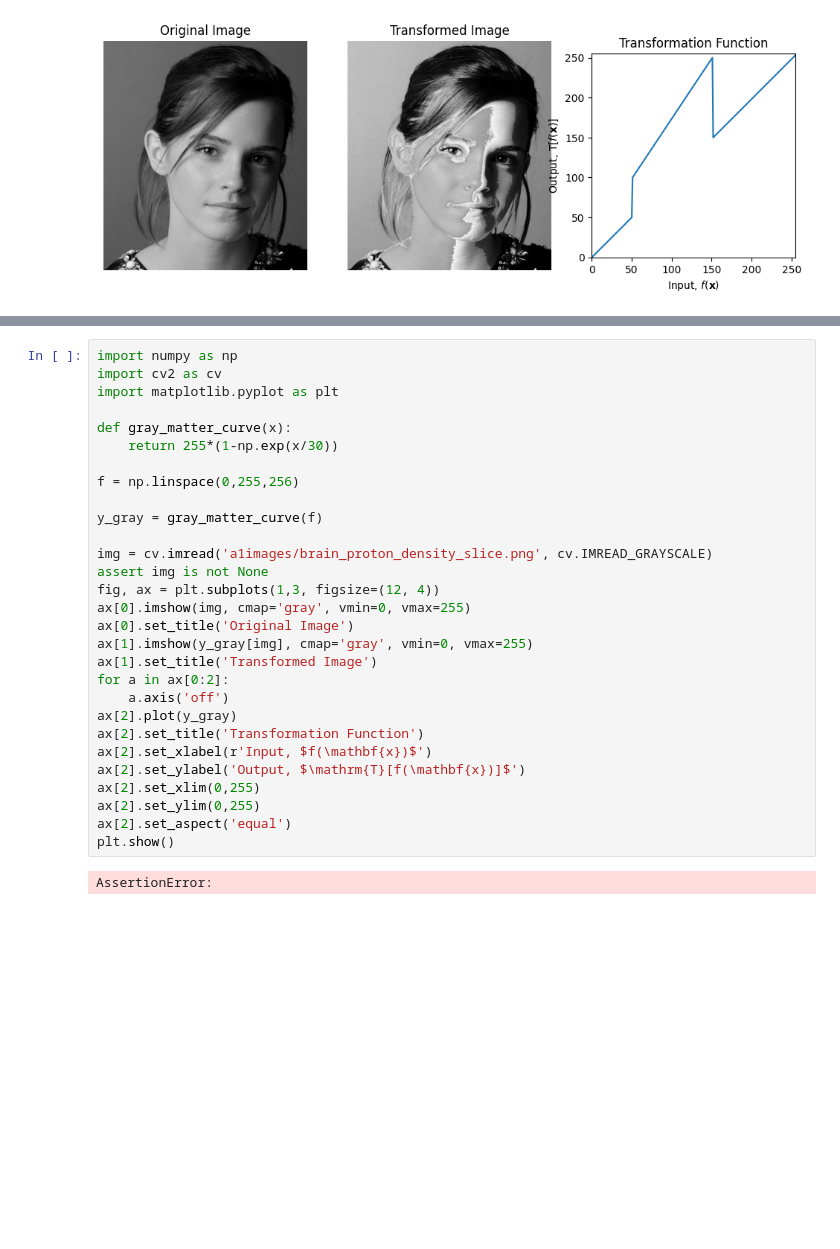
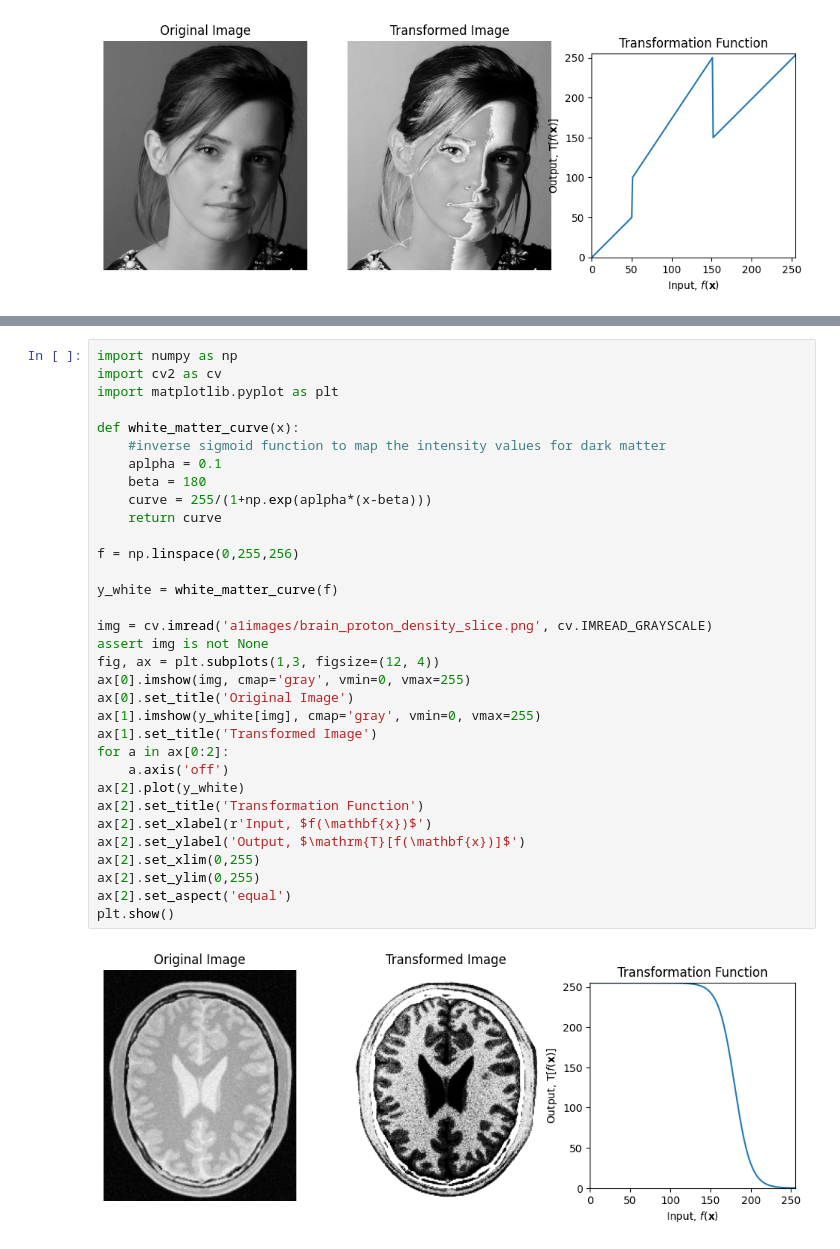
Before and after one commit to AnushkaSamaranayake/-Intensity-Transformations-and-Neighbourhood-Filtering, a Jupyter notebook: test.ipynb, the cells around one changed output, grey strips where cells are left out. Cells and saved outputs as stored; diff of their text form; blank space fills up the shorter version.

```diff
--- a/test.ipynb
+++ b/test.ipynb
@@ -162,31 +167,35 @@ plt.show()
 # %%
 import numpy as np
 import cv2 as cv
 import matplotlib.pyplot as plt
 
-def gray_matter_curve(x):
-    return 255*(1-np.exp(x/30))
+def white_matter_curve(x):
+    #inverse sigmoid function to map the intensity values for dark matter
+    aplpha = 0.1
+    beta = 180
+    curve = 255/(1+np.exp(aplpha*(x-beta)))
+    return curve
 
 f = np.linspace(0,255,256)
 
-y_gray = gray_matter_curve(f)
+y_white = white_matter_curve(f)
 
 img = cv.imread('a1images/brain_proton_density_slice.png', cv.IMREAD_GRAYSCALE)
 assert img is not None
 fig, ax = plt.subplots(1,3, figsize=(12, 4))
 ax[0].imshow(img, cmap='gray', vmin=0, vmax=255)
 ax[0].set_title('Original Image')
-ax[1].imshow(y_gray[img], cmap='gray', vmin=0, vmax=255)
+ax[1].imshow(y_white[img], cmap='gray', vmin=0, vmax=255)
 ax[1].set_title('Transformed Image')
 for a in ax[0:2]:
     a.axis('off')
-ax[2].plot(y_gray)
+ax[2].plot(y_white)
 ax[2].set_title('Transformation Function')
 ax[2].set_xlabel(r'Input, $f(\mathbf{x})$')
 ax[2].set_ylabel('Output, $\mathrm{T}[f(\mathbf{x})]$')
 ax[2].set_xlim(0,255)
 ax[2].set_ylim(0,255)
 ax[2].set_aspect('equal')
 plt.show()
 # %% [output]
-AssertionError:
+[figure, added]
```
Also changed, not shown: parts of 1 cell of this notebook.
